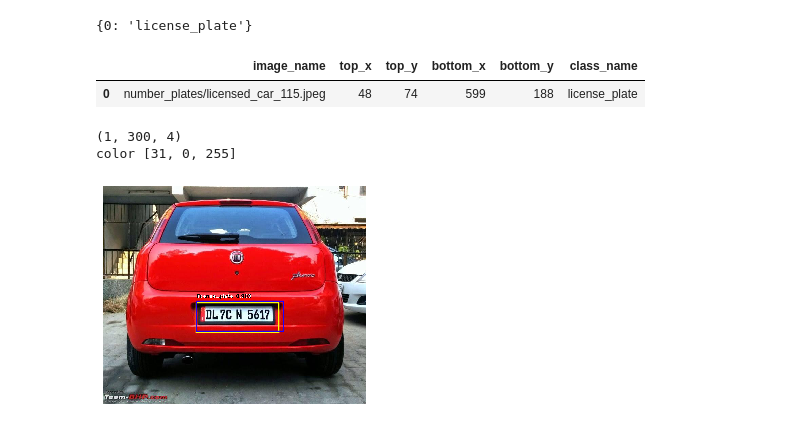
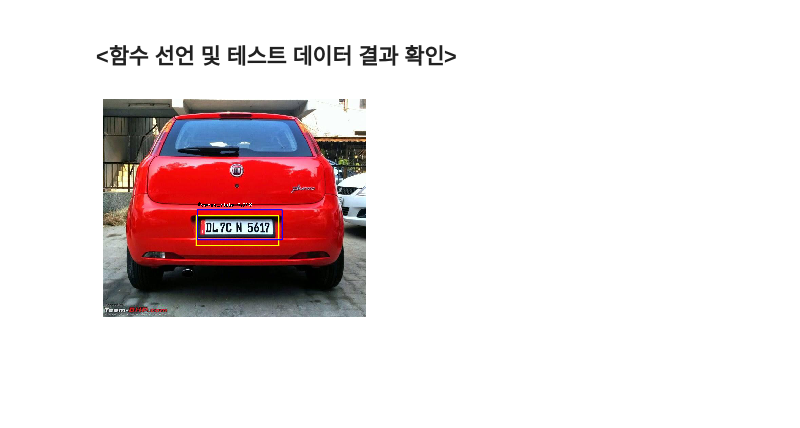
Before and after one commit to LeemDawoon/object_detection, a Jupyter notebook: 2_inference.ipynb, the cells around one changed output. Saved outputs shown, nothing was run; the diff lists cells and outputs as text; code cells hidden in the pictures; blank space fills up the shorter version.

```diff
--- a/2_inference.ipynb
+++ b/2_inference.ipynb
@@ -24,13 +35,10 @@ import efficientnet.tfkeras as efn
 model = models.load_model(model_path , backbone_name='EfficientNetB0')
 model = models.convert_model(model)
-# %%
-labels_to_names = pd.read_csv('../data/vehicle-number-plate-detection/classes.csv',  header=None).T.loc[0].to_dict()
-labels_to_names
-# %% [output]
-{0: 'license_plate'}
+# %% [markdown]
+## <함수 선언 및 테스트 데이터 결과 확인>
 # %%
-def predict(image):
-#     image = preprocess_image(image.copy())
+def infer(image):
+    # 입력이미지에 대해 detector 모델이 inference한 내용을 리턴.
     image = efn.preprocess_input(image.copy())
     image, scale = resize_image(image)
     boxes, scores, labels = model.predict_on_batch(np.expand_dims(image, axis=0))
@@ -51,11 +59,13 @@ def draw_detections(image, boxes, scores, labels):
         draw_caption(image, b, caption)
 # %%
 def show_detected_objects(data_root_path, image_row):
+    # 입력 이미지에 대해 inference후 결과를 보여주는 함수
+    # 정답 박스는 노란색 / 예측 박스는 파란색
     img_path = image_row.image_name
 
     image = read_image_bgr(os.path.join(data_root_path, img_path))
 
-    boxes, scores, labels = predict(image)
+    boxes, scores, labels = infer(image)
     boxes = boxes.numpy()
     scores = scores.numpy()
     labels = labels.numpy()
@@ -69,18 +79,8 @@ def show_detected_objects(data_root_path, image_row):
     plt.axis('off')
     plt.imshow(draw)
     plt.show()
-# %%
-test_df = pd.read_csv('../data/vehicle-number-plate-detection/val-annotations.csv', names=['image_name', 'top_x', 'top_y', 'bottom_x', 'bottom_y', 'class_name'])
-test_df.head(1)
-# for _, row in test_df.iterrows():
-#     show_detected_objects(row)
-# %% [output]
-|  | image_name | top_x | top_y | bottom_x | bottom_y | class_name |
-| 0 | number_plates/licensed_car_115.jpeg | 48 | 74 | 599 | 188 | license_plate |
 # %%
-data_root_path = '../data/vehicle-number-plate-detection'
+data_root_path = '../../data/vehicle-number-plate-detection'
 show_detected_objects(data_root_path, test_df.iloc[1])
 # %% [output]
-(1, 300, 4)
-color [31, 0, 255]
-[figure, old version]
+[figure, new version]
```
Also changed, not shown: parts of 6 cells of this notebook, 3 other files.
